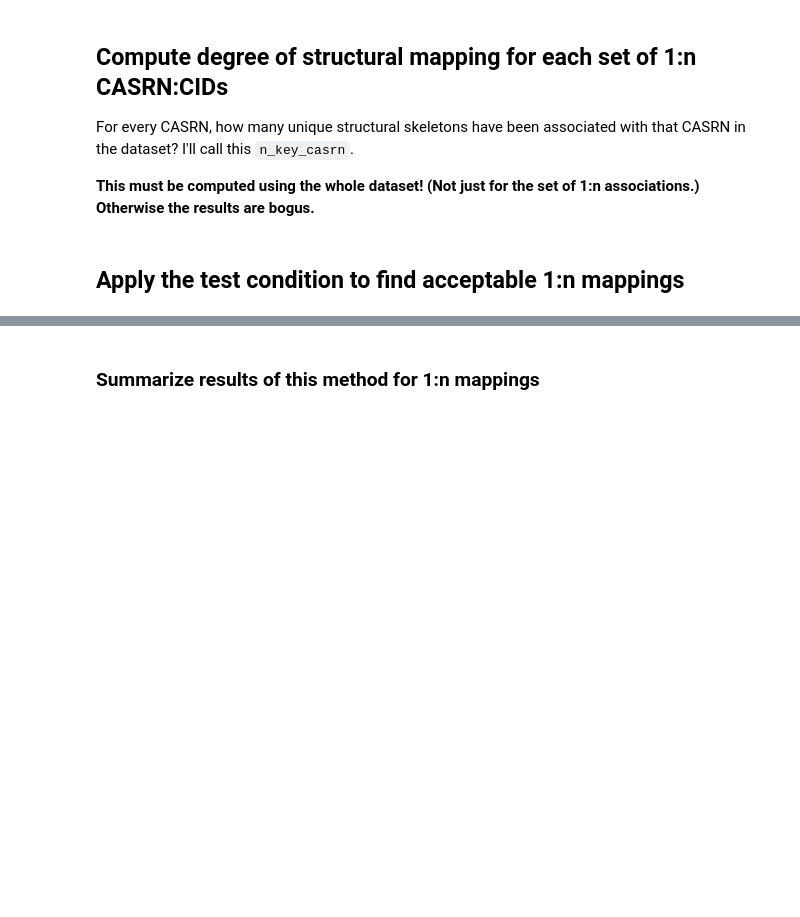
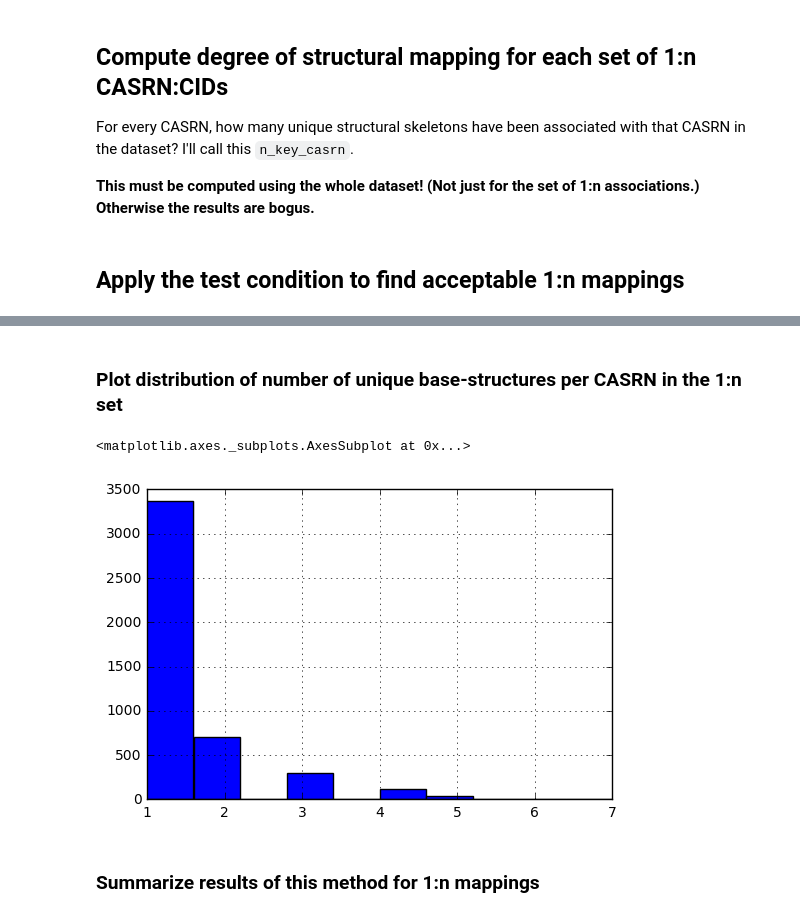
Before and after one commit to akokai/commongroups-archived, a Jupyter notebook: notebooks/CML CASRN-CID alignment.ipynb, the cells around one changed output, grey strips where cells are left out. Cells and saved outputs as stored; diff of their text form; code cells hidden in the pictures; blank space fills up the shorter version.

Commit message:
Add another plot

```diff
--- a/notebooks/CML CASRN-CID alignment.ipynb
+++ b/notebooks/CML CASRN-CID alignment.ipynb
@@ -255,6 +255,13 @@ unmapped_1n.head()
 | 389 | 10190-68-8 | 54607659 | YWBRZBKWNIBDDD-UHFFFAOYSA-N | 3 | 1 | YWBRZBKWNIBDDD | 10190-68-8YWBRZBKWNIBDDD | 1 | 3 |
 | 409 | 10197-71-4 | 18764219 | IZUPJOYPPLEPGM-UHFFFAOYSA-N | 3 | 1 | IZUPJOYPPLEPGM | 10197-71-4IZUPJOYPPLEPGM | 2 | 2 |
 | 410 | 10197-71-4 | 23668795 | IZUPJOYPPLEPGM-UHFFFAOYSA-M | 3 | 1 | IZUPJOYPPLEPGM | 10197-71-4IZUPJOYPPLEPGM | 2 | 2 |
+# %% [markdown]
+### Plot distribution of number of unique base-structures per CASRN in the 1:n set
+# %%
+df1n.n_key_casrn.hist()
+# %% [output]
+<matplotlib.axes._subplots.AxesSubplot at 0x...>
+[figure, added]
 # %% [markdown]
 ### Summarize results of this method for 1:n mappings
 # %%
```
Also changed, not shown: parts of 1 cell of this notebook.
